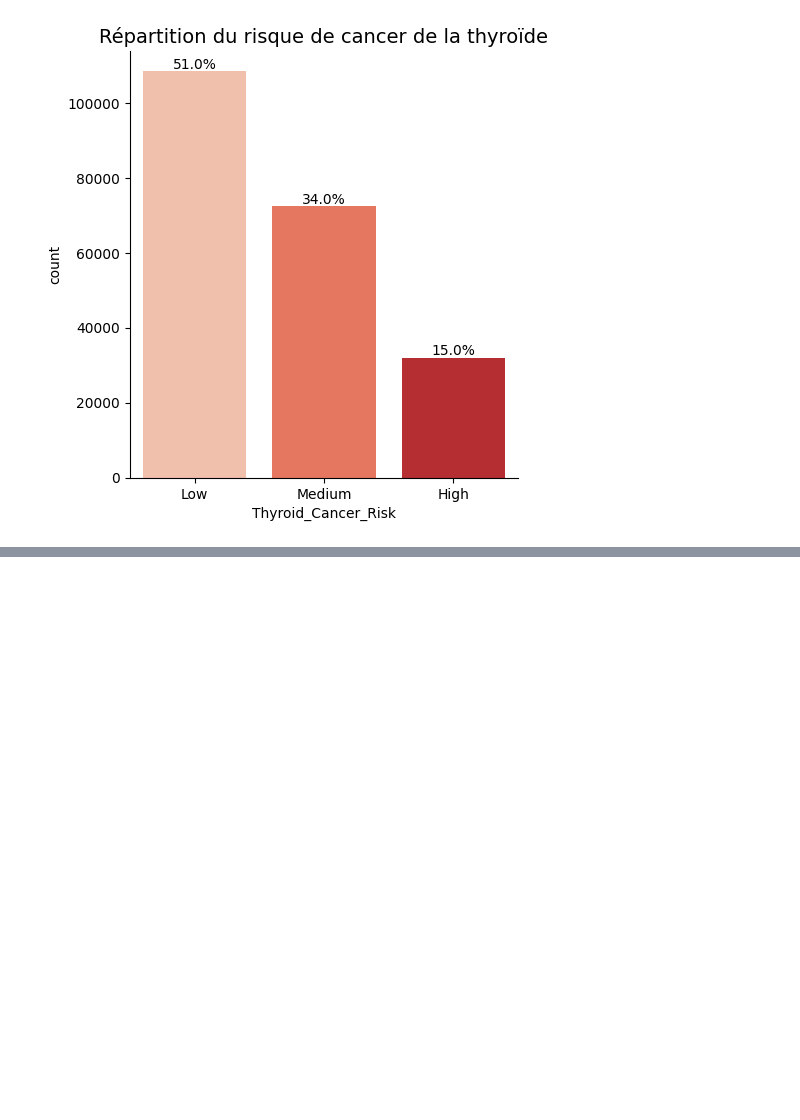
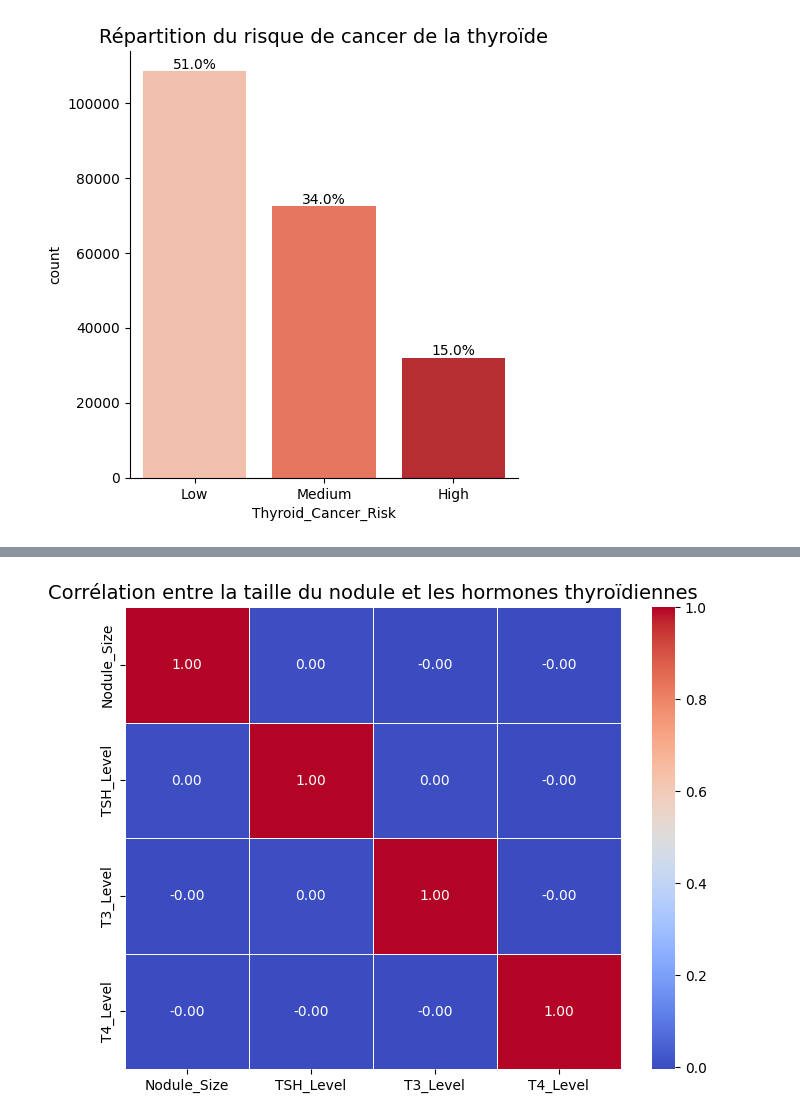
Before and after one commit to Death4Sword/ML_Cancer_Risk_Project, a Jupyter notebook: analyse_exhaustive.ipynb, the cells around one changed output, grey strips where cells are left out. Saved outputs shown, nothing was run; the diff lists cells and outputs as text; code cells hidden in the pictures; blank space fills up the shorter version.

```diff
--- a/analyse_exhaustive.ipynb
+++ b/analyse_exhaustive.ipynb
@@ -133,0 +204,8 @@ plt.show()
+# %%
+plt.figure(figsize=(8, 6))
+correlation = df[["Nodule_Size", "TSH_Level", "T3_Level", "T4_Level"]].corr()
+sns.heatmap(correlation, annot=True, cmap="coolwarm", fmt=".2f", linewidths=0.5)
+plt.title("Corrélation entre la taille du nodule et les hormones thyroïdiennes", fontsize=14)
+plt.show()
+# %% [output]
+[figure, added]
```
Also changed, not shown: parts of 5 cells of this notebook.
